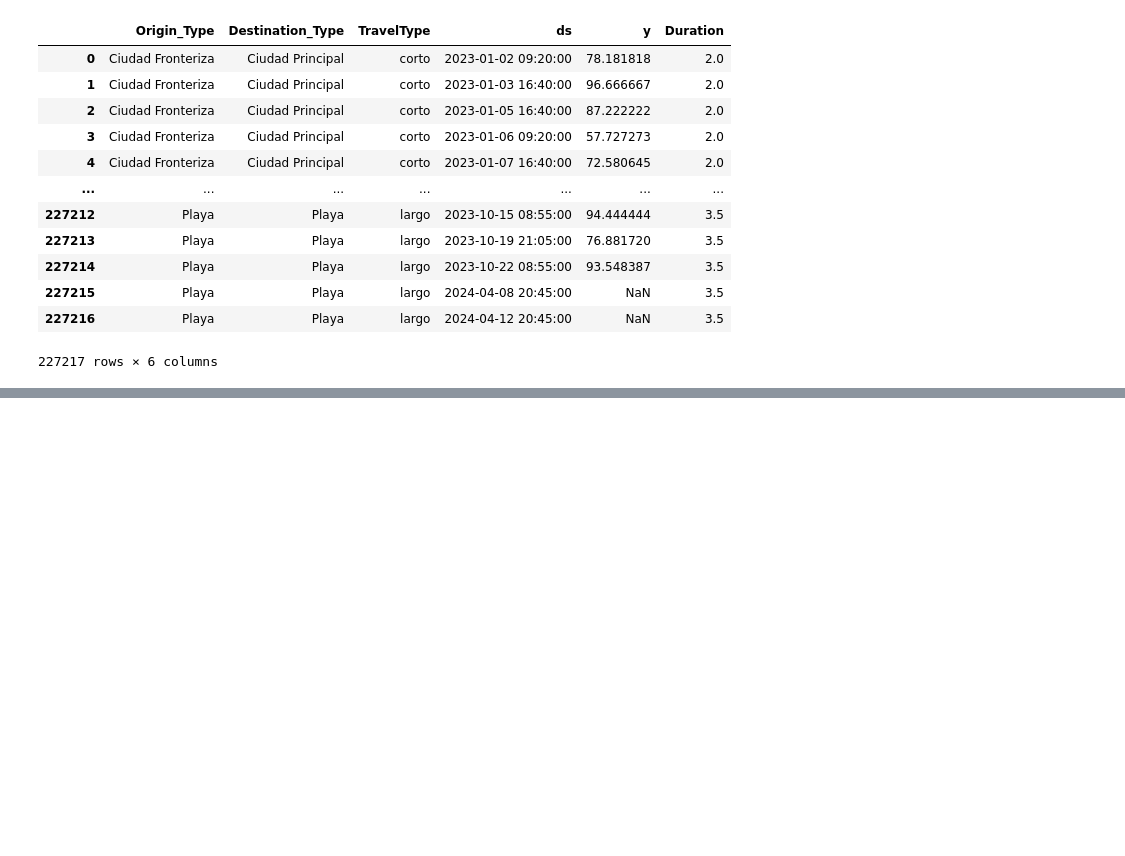
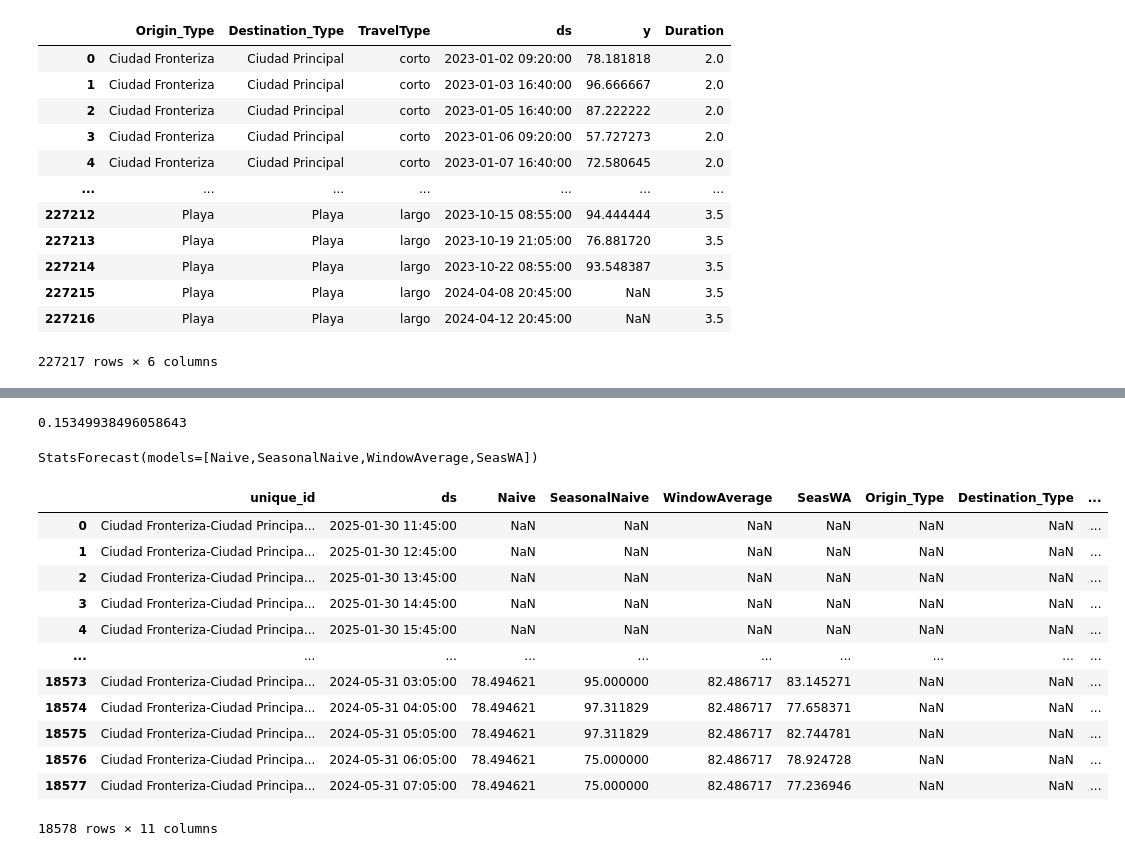
Before and after one commit to aslikr42069/Datathon, a Jupyter notebook: Prophet.ipynb, the cells around one changed output, grey strips where cells are left out. Drawn from its saved outputs; the diff is of its cells as text; code cells hidden in the pictures; blank space fills up the shorter version.

```diff
--- a/Prophet.ipynb
+++ b/Prophet.ipynb
@@ -92,0 +147,17 @@ val_df
+# %%
+wmape(preds['y'], preds['yhat'])
+# %% [output]
+0.15349938496058643
+# %%
+train['unique_id'] = train['Origin_Type'] + '-' + train['Destination_Type'] + '-' + train['TravelType']
+validations['unique_id'] = validations['Origin_Type'] + '-' + validations['Destination_Type'] + '-' + validations['TravelType']
+# %%
+naive_model = StatsForecast(models=[Naive(),
+                                    SeasonalNaive(season_length=365),
+                                    WindowAverage(window_size=365),
+                                    SeasonalWindowAverage(window_size=7, season_length=365)],
+                                    freq='h',
+                                    n_jobs=-1)
+naive_model.fit(train[['unique_id', 'ds', 'y']])
+# %% [output]
+StatsForecast(models=[Naive,SeasonalNaive,WindowAverage,SeasWA])
@@ -92,0 +167,16 @@ val_df
+# %%
+p_naive
+# %% [output]
+|  | unique_id | ds | Naive | SeasonalNaive | WindowAverage | SeasWA | Origin_Type | Destination_Type | ... |
+| 0 | Ciudad Fronteriza-Ciudad Principa... | 2025-01-30 11:45:00 | NaN | NaN | NaN | NaN | NaN | NaN | ... |
+| 1 | Ciudad Fronteriza-Ciudad Principa... | 2025-01-30 12:45:00 | NaN | NaN | NaN | NaN | NaN | NaN | ... |
+| 2 | Ciudad Fronteriza-Ciudad Principa... | 2025-01-30 13:45:00 | NaN | NaN | NaN | NaN | NaN | NaN | ... |
+| 3 | Ciudad Fronteriza-Ciudad Principa... | 2025-01-30 14:45:00 | NaN | NaN | NaN | NaN | NaN | NaN | ... |
+| 4 | Ciudad Fronteriza-Ciudad Principa... | 2025-01-30 15:45:00 | NaN | NaN | NaN | NaN | NaN | NaN | ... |
+| ... | ... | ... | ... | ... | ... | ... | ... | ... | ... |
+| 18573 | Ciudad Fronteriza-Ciudad Principa... | 2024-05-31 03:05:00 | 78.494621 | 95.000000 | 82.486717 | 83.145271 | NaN | NaN | ... |
+| 18574 | Ciudad Fronteriza-Ciudad Principa... | 2024-05-31 04:05:00 | 78.494621 | 97.311829 | 82.486717 | 77.658371 | NaN | NaN | ... |
+| 18575 | Ciudad Fronteriza-Ciudad Principa... | 2024-05-31 05:05:00 | 78.494621 | 97.311829 | 82.486717 | 82.744781 | NaN | NaN | ... |
+| 18576 | Ciudad Fronteriza-Ciudad Principa... | 2024-05-31 06:05:00 | 78.494621 | 75.000000 | 82.486717 | 78.924728 | NaN | NaN | ... |
+| 18577 | Ciudad Fronteriza-Ciudad Principa... | 2024-05-31 07:05:00 | 78.494621 | 75.000000 | 82.486717 | 77.236946 | NaN | NaN | ... |
+18578 rows × 11 columns
```
Also changed, not shown: parts of 12 cells of this notebook.
